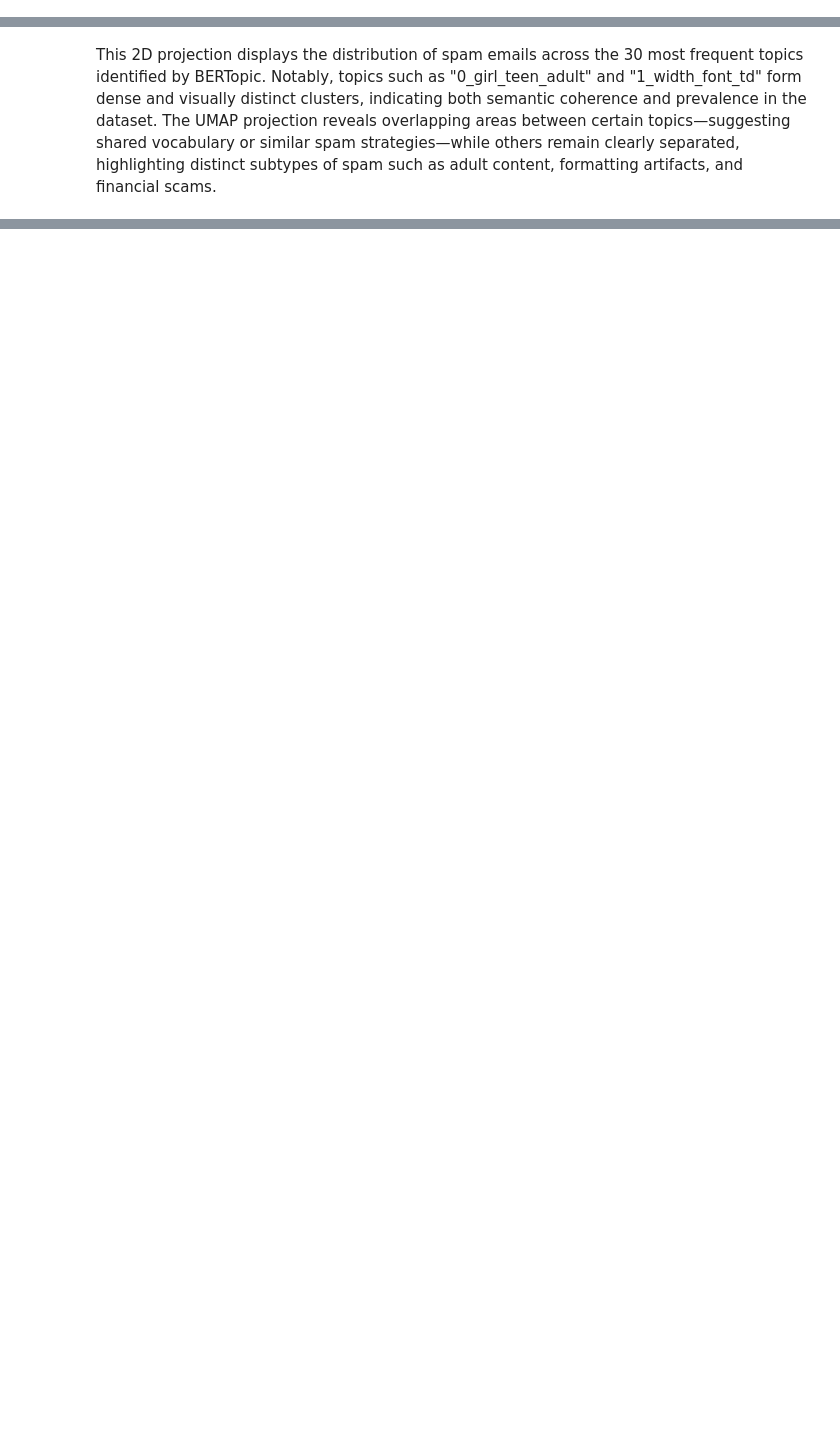
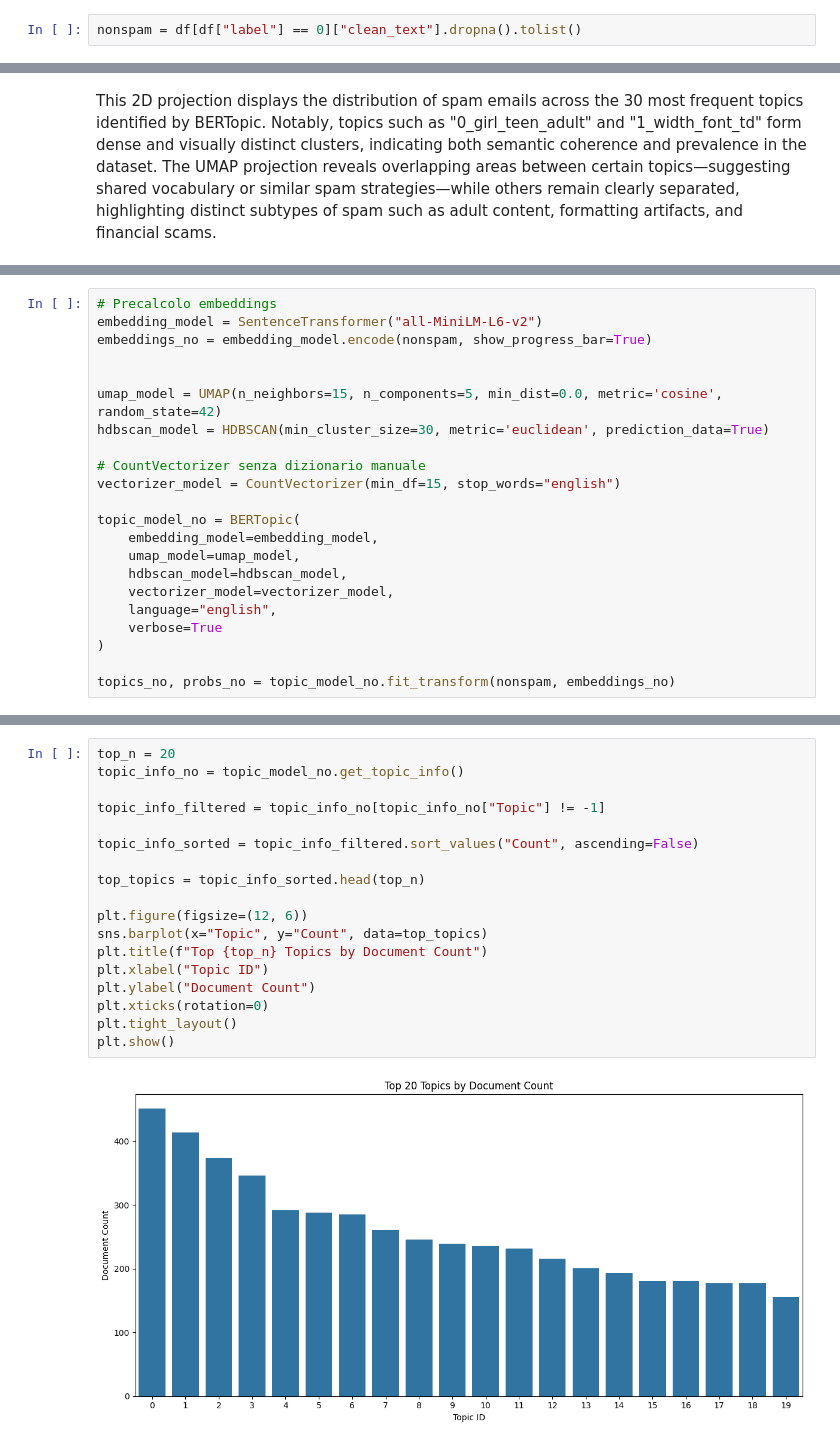
Before and after one commit to keitaVigano/tm4spam, a Jupyter notebook: notebooks/topic_modeling.ipynb, the cells around one changed output, grey strips where cells are left out. Saved outputs shown, nothing was run; the diff lists cells and outputs as text; blank space fills up the shorter version.

Commit message:
topic modelling also for non spam messages

```diff
--- a/notebooks/topic_modeling.ipynb
+++ b/notebooks/topic_modeling.ipynb
@@ -85,5 +93,7 @@ test = pd.read_csv("test.csv")
 df = pd.concat([train, test], ignore_index=True)
 # %%
 texts = df["clean_text"].dropna().tolist()
+# %%
+nonspam = df[df["label"] == 0]["clean_text"].dropna().tolist()
 # %%
 texts = df[df["label"] == 1]["clean_text"].dropna().tolist()
@@ -410,0 +385,22 @@ This 2D projection displays the distribution of spam emails across the 30 most f
+# %%
+# Precalcolo embeddings
+embedding_model = SentenceTransformer("all-MiniLM-L6-v2")
+embeddings_no = embedding_model.encode(nonspam, show_progress_bar=True)
+
+
+umap_model = UMAP(n_neighbors=15, n_components=5, min_dist=0.0, metric='cosine', random_state=42)
+hdbscan_model = HDBSCAN(min_cluster_size=30, metric='euclidean', prediction_data=True)
+
+# CountVectorizer senza dizionario manuale
+vectorizer_model = CountVectorizer(min_df=15, stop_words="english")
+
+topic_model_no = BERTopic(
+    embedding_model=embedding_model,
+    umap_model=umap_model,
+    hdbscan_model=hdbscan_model,
+    vectorizer_model=vectorizer_model,
+    language="english",
+    verbose=True
+)
+
+topics_no, probs_no = topic_model_no.fit_transform(nonspam, embeddings_no)
@@ -410,0 +525,20 @@ This 2D projection displays the distribution of spam emails across the 30 most f
+# %%
+top_n = 20
+topic_info_no = topic_model_no.get_topic_info()
+
+topic_info_filtered = topic_info_no[topic_info_no["Topic"] != -1]
+
+topic_info_sorted = topic_info_filtered.sort_values("Count", ascending=False)
+
+top_topics = topic_info_sorted.head(top_n)
+
+plt.figure(figsize=(12, 6))
+sns.barplot(x="Topic", y="Count", data=top_topics)
+plt.title(f"Top {top_n} Topics by Document Count")
+plt.xlabel("Topic ID")
+plt.ylabel("Document Count")
+plt.xticks(rotation=0)
+plt.tight_layout()
+plt.show()
+# %% [output]
+[figure, added]
```
Also changed, not shown: parts of 24 cells of this notebook.
